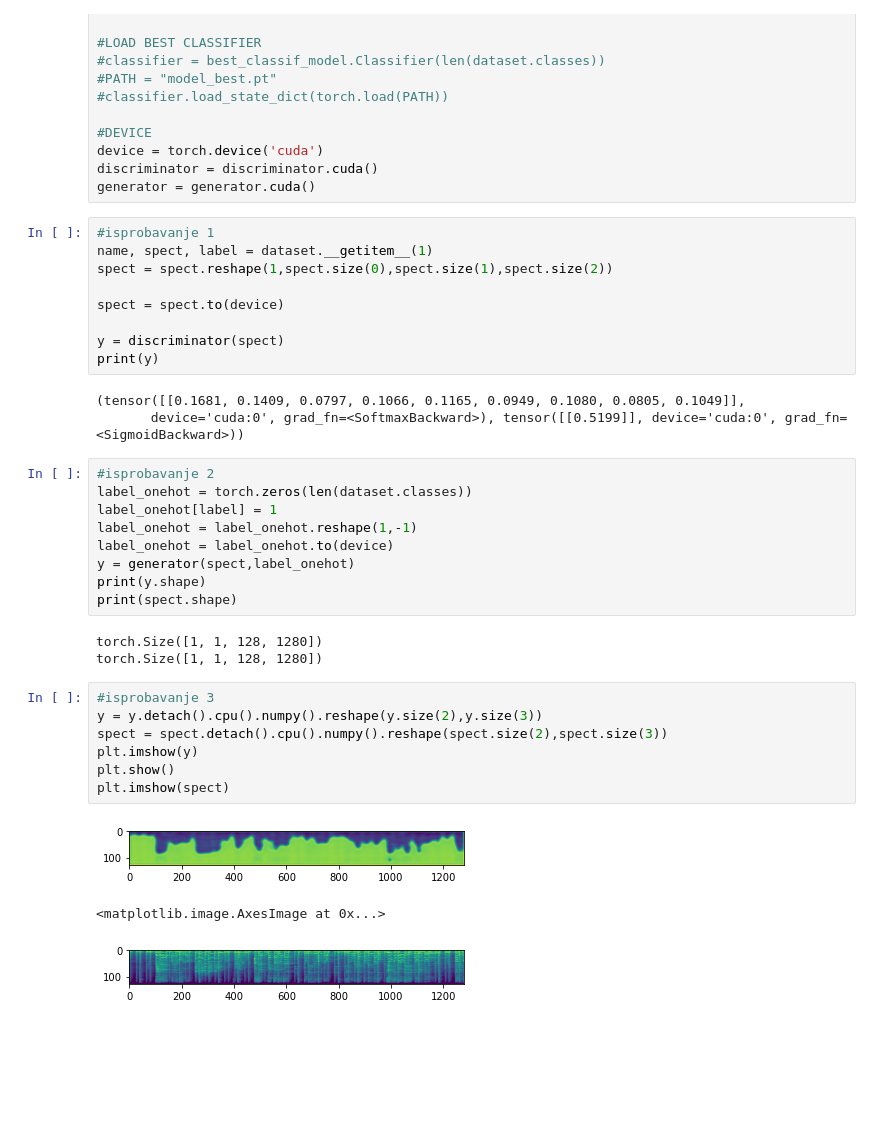
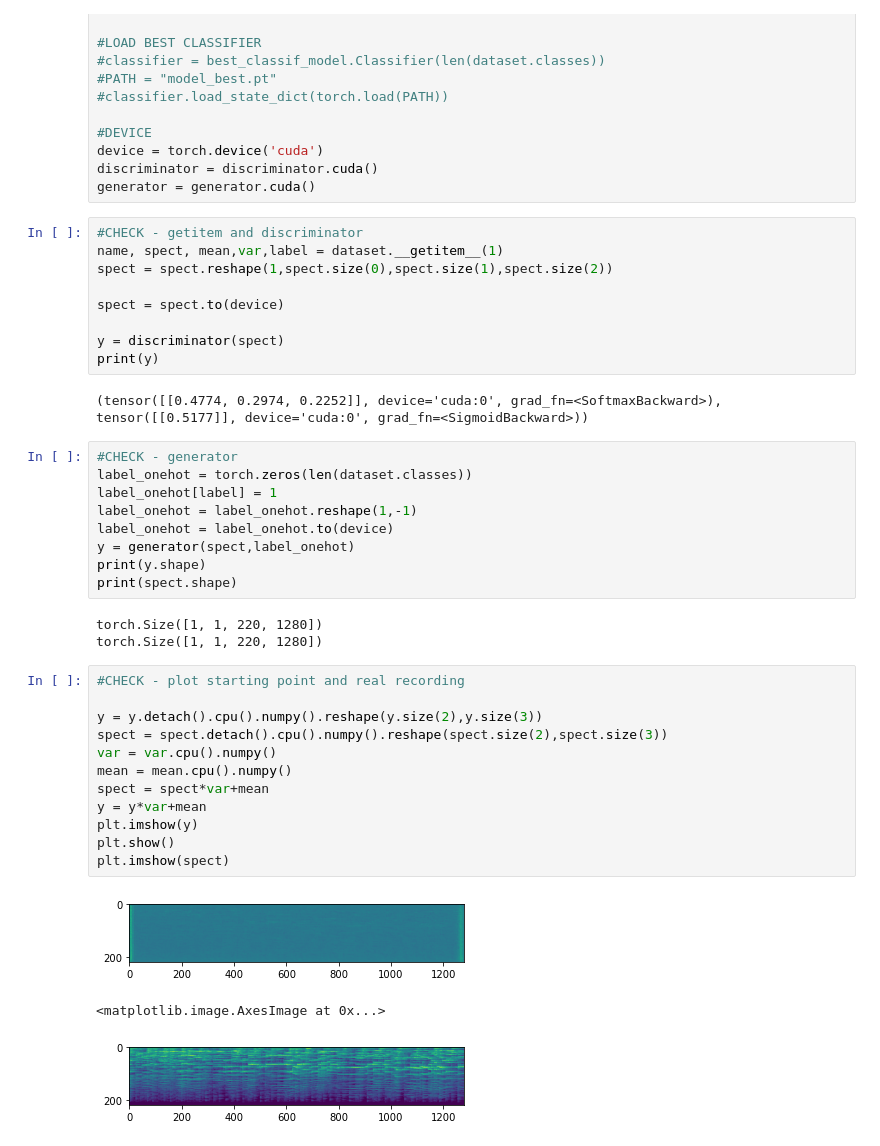
Before and after one commit to Emilija2000/PSIML6_Voice_style_transfer, a Jupyter notebook: gan_model.ipynb, the cells around one changed output. Saved outputs shown, nothing was run; the diff lists cells and outputs as text; blank space fills up the shorter version.

```diff
--- a/gan_model.ipynb
+++ b/gan_model.ipynb
@@ -162,8 +150,8 @@ device = torch.device('cuda')
 discriminator = discriminator.cuda()
 generator = generator.cuda()
 # %%
-#isprobavanje 1
-name, spect, label = dataset.__getitem__(1)
+#CHECK - getitem and discriminator
+name, spect, mean,var,label = dataset.__getitem__(1)
 spect = spect.reshape(1,spect.size(0),spect.size(1),spect.size(2))
 
 spect = spect.to(device)
@@ -171,10 +159,9 @@ spect = spect.to(device)
 y = discriminator(spect)
 print(y)
 # %% [output]
-(tensor([[0.1681, 0.1409, 0.0797, 0.1066, 0.1165, 0.0949, 0.1080, 0.0805, 0.1049]],
-       device='cuda:0', grad_fn=<SoftmaxBackward>), tensor([[0.5199]], device='cuda:0', grad_fn=<SigmoidBackward>))
+(tensor([[0.4774, 0.2974, 0.2252]], device='cuda:0', grad_fn=<SoftmaxBackward>), tensor([[0.5177]], device='cuda:0', grad_fn=<SigmoidBackward>))
 # %%
-#isprobavanje 2
+#CHECK - generator
 label_onehot = torch.zeros(len(dataset.classes))
 label_onehot[label] = 1
 label_onehot = label_onehot.reshape(1,-1)
@@ -183,17 +170,22 @@ y = generator(spect,label_onehot)
 print(y.shape)
 print(spect.shape)
 # %% [output]
-torch.Size([1, 1, 128, 1280])
-torch.Size([1, 1, 128, 1280])
+torch.Size([1, 1, 220, 1280])
+torch.Size([1, 1, 220, 1280])
 # %%
-#isprobavanje 3
+#CHECK - plot starting point and real recording
+
 y = y.detach().cpu().numpy().reshape(y.size(2),y.size(3))
 spect = spect.detach().cpu().numpy().reshape(spect.size(2),spect.size(3))
+var = var.cpu().numpy()
+mean = mean.cpu().numpy()
+spect = spect*var+mean
+y = y*var+mean
 plt.imshow(y)
 plt.show()
 plt.imshow(spect)
 # %% [output]
-[figure, old version]
+[figure, new version]
 <matplotlib.image.AxesImage at 0x...>
-[figure, old version]
+[figure, new version]
 # %%
```
Also changed, not shown: parts of 10 cells of this notebook, 1 other file.
